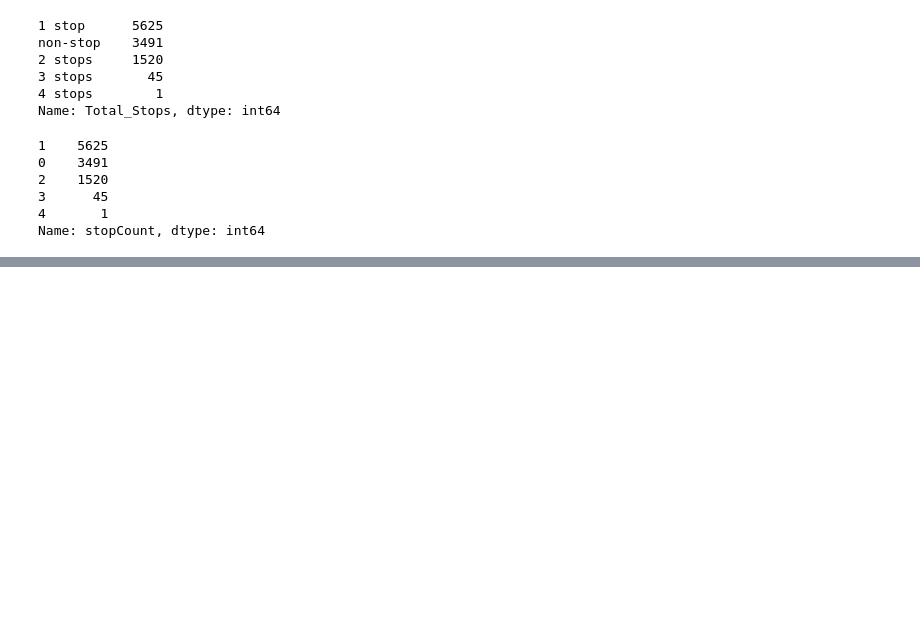
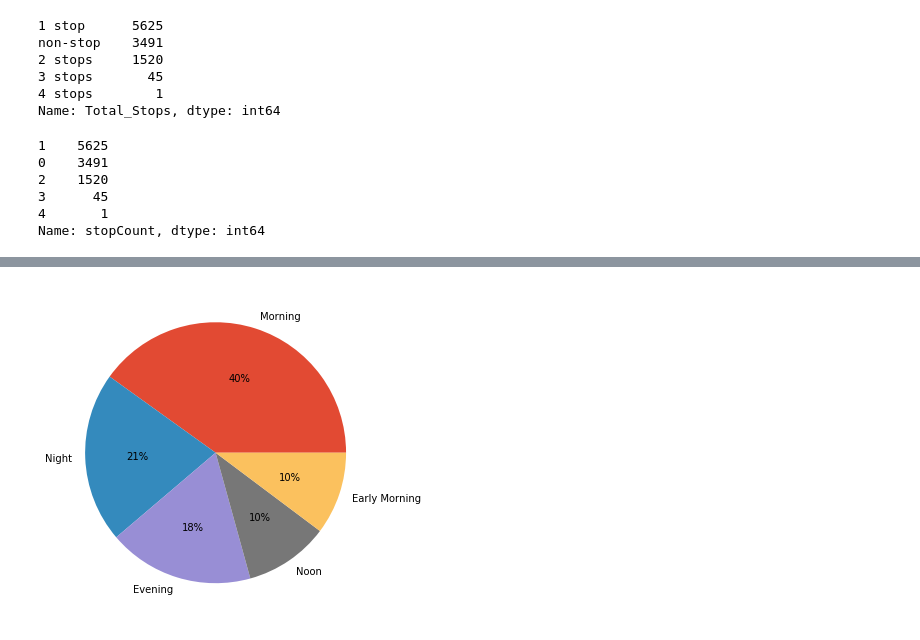
Before and after one commit to ahmedbasemdev/Epsilon-InternShip, a Jupyter notebook: Task 1 - Regression/Code.ipynb, the cells around one changed output, grey strips where cells are left out. Cells and saved outputs as stored; diff of their text form; code cells hidden in the pictures; blank space fills up the shorter version.

```diff
--- a/Task 1 - Regression/Code.ipynb
+++ b/Task 1 - Regression/Code.ipynb
@@ -224,0 +410,5 @@ Name: stopCount, dtype: int64
+# %%
+Pie('DepartureDayPart')
+# most flights departures at morning
+# %% [output]
+[figure, added]
```
Also changed, not shown: parts of 24 cells of this notebook, 5 other files.
